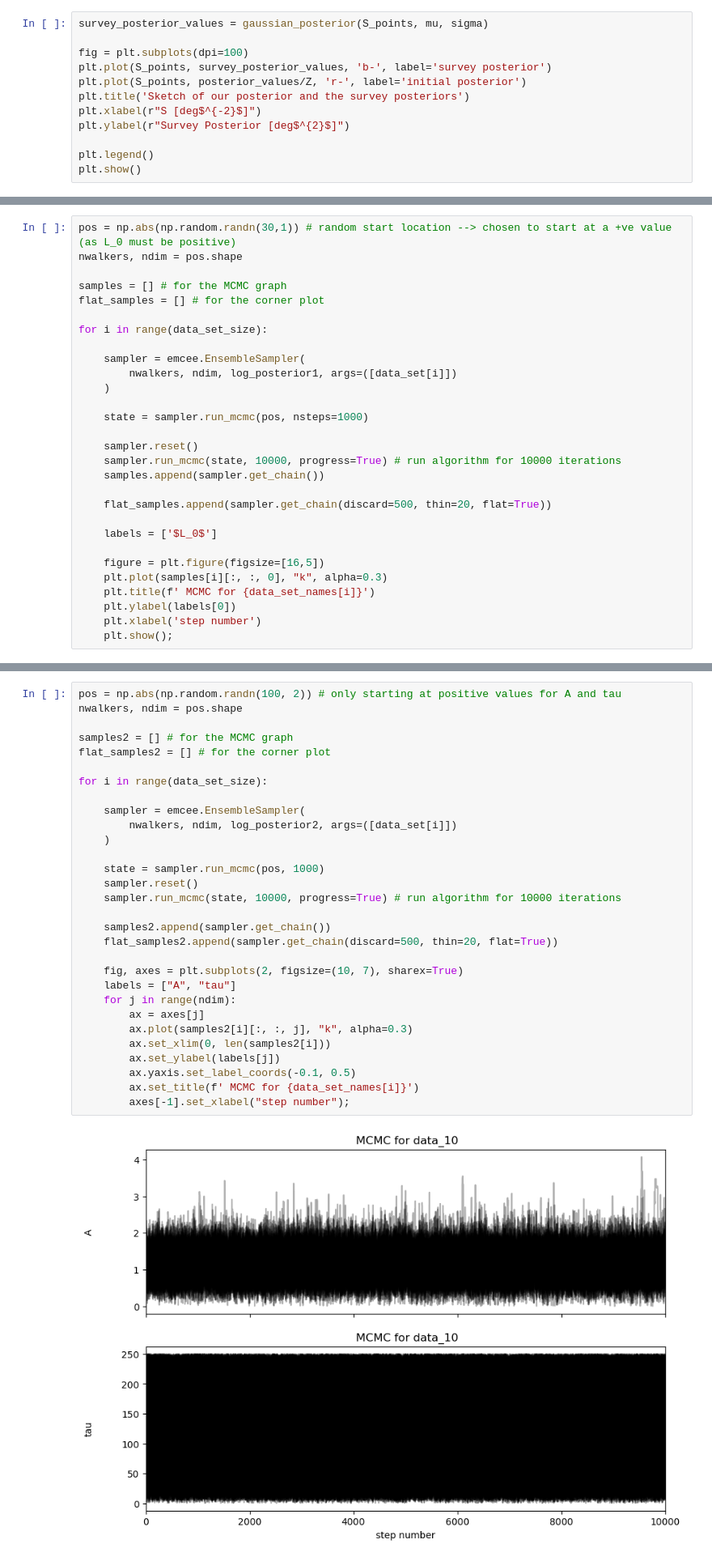
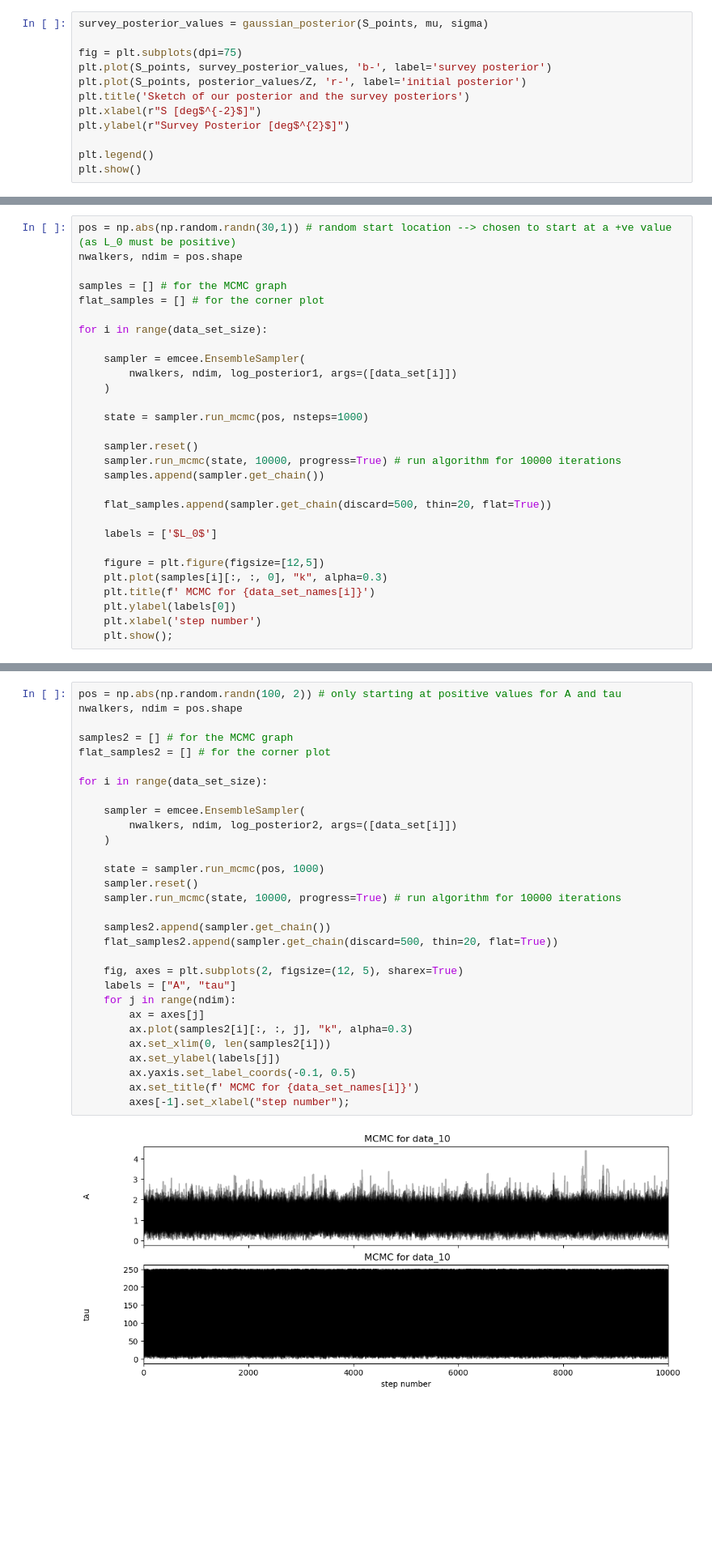
Before and after one commit to guner-aygin/Uni---second-year-assignments, a Jupyter notebook: Inference from Scientific Data/ISD Worksheet 2.ipynb, the cells around one changed output, grey strips where cells are left out. Shown at 81% size. Drawn from its saved outputs; the diff is of its cells as text; blank space fills up the shorter version.

```diff
--- a/Inference from Scientific Data/ISD Worksheet 2.ipynb
+++ b/Inference from Scientific Data/ISD Worksheet 2.ipynb
@@ -144,7 +144,7 @@ sigma = 0.3
 # %%
 survey_posterior_values = gaussian_posterior(S_points, mu, sigma)
 
-fig = plt.subplots(dpi=100)
+fig = plt.subplots(dpi=75)
 plt.plot(S_points, survey_posterior_values, 'b-', label='survey posterior')
 plt.plot(S_points, posterior_values/Z, 'r-', label='initial posterior')
 plt.title('Sketch of our posterior and the survey posteriors')
@@ -320,7 +320,7 @@ for i in range(data_set_size):
 
     labels = ['$L_0$']
 
-    figure = plt.figure(figsize=[16,5])
+    figure = plt.figure(figsize=[12,5])
     plt.plot(samples[i][:, :, 0], "k", alpha=0.3)
     plt.title(f' MCMC for {data_set_names[i]}')
     plt.ylabel(labels[0])
@@ -428,32 +428,32 @@ def log_posterior2(theta, data, sign=1.0):
 # %%
 pos = np.abs(np.random.randn(100, 2)) # only starting at positive values for A and tau
 nwalkers, ndim = pos.shape
 
 samples2 = [] # for the MCMC graph
 flat_samples2 = [] # for the corner plot
 
 for i in range(data_set_size):
 
     sampler = emcee.EnsembleSampler(
         nwalkers, ndim, log_posterior2, args=([data_set[i]])
     )
 
     state = sampler.run_mcmc(pos, 1000)
     sampler.reset()
     sampler.run_mcmc(state, 10000, progress=True) # run algorithm for 10000 iterations
 
     samples2.append(sampler.get_chain())
     flat_samples2.append(sampler.get_chain(discard=500, thin=20, flat=True))
 
-    fig, axes = plt.subplots(2, figsize=(10, 7), sharex=True)
+    fig, axes = plt.subplots(2, figsize=(12, 5), sharex=True)
     labels = ["A", "tau"]
     for j in range(ndim):
         ax = axes[j]
         ax.plot(samples2[i][:, :, j], "k", alpha=0.3)
         ax.set_xlim(0, len(samples2[i]))
         ax.set_ylabel(labels[j])
         ax.yaxis.set_label_coords(-0.1, 0.5)
         ax.set_title(f' MCMC for {data_set_names[i]}')
         axes[-1].set_xlabel("step number");
 # %% [output]
-[figure, old version]
+[figure, new version]
```
Also changed, not shown: parts of 6 cells of this notebook.
